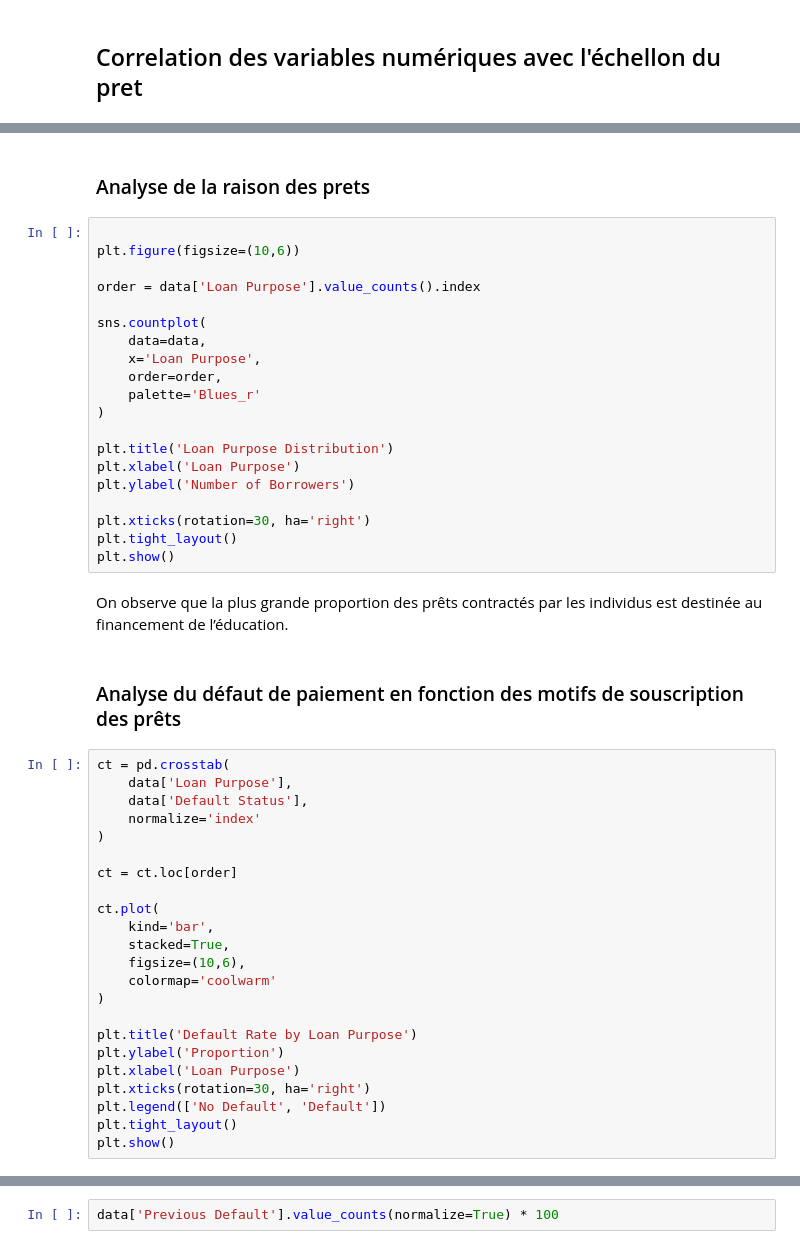
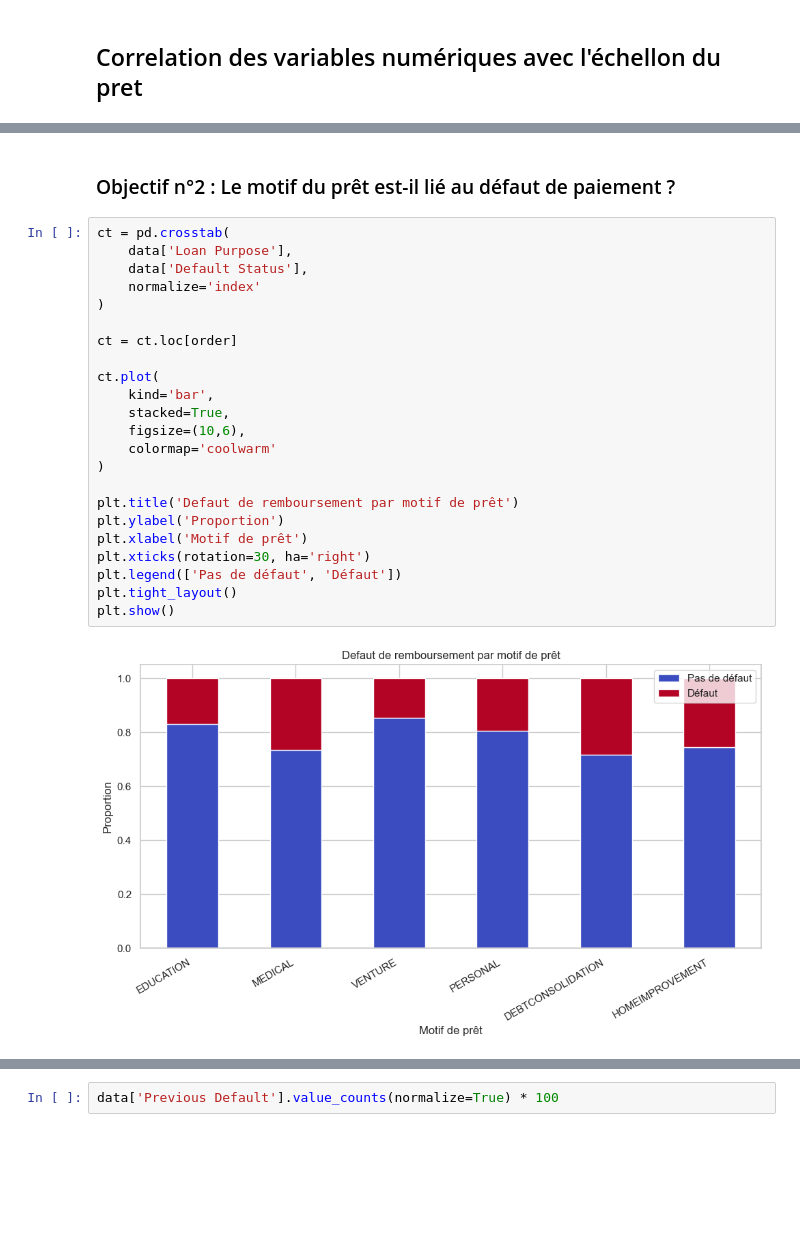
Before and after one commit to YATABARE-Cheikna-Amala/Projet-Final-Python_Pour_la_Data_Science, a Jupyter notebook: Projet_python_pour_la_data_science.ipynb, the cells around one changed output, grey strips where cells are left out. Cells and saved outputs as stored; diff of their text form; blank space fills up the shorter version.

```diff
--- a/Projet_python_pour_la_data_science.ipynb
+++ b/Projet_python_pour_la_data_science.ipynb
@@ -469,49 +548,27 @@ print(f"{'Previous Default':<25} {r:<25.4f} {r**2:<10.4f}")
 # %% [markdown]
-### Analyse de la raison des prets
+### Objectif n°2 : Le motif du prêt est-il lié au défaut de paiement ?
-# %%
-
-plt.figure(figsize=(10,6))
-
-order = data['Loan Purpose'].value_counts().index
-
-sns.countplot(
-    data=data,
-    x='Loan Purpose',
-    order=order,
-    palette='Blues_r'
-)
-
-plt.title('Loan Purpose Distribution')
-plt.xlabel('Loan Purpose')
-plt.ylabel('Number of Borrowers')
-
-plt.xticks(rotation=30, ha='right')
-plt.tight_layout()
-plt.show()
-# %% [markdown]
-On observe que la plus grande proportion des prêts contractés par les individus est destinée au financement de l’éducation.
-# %% [markdown]
-### Analyse du défaut de paiement en fonction des motifs de souscription des prêts
 # %%
 ct = pd.crosstab(
     data['Loan Purpose'],
     data['Default Status'],
     normalize='index'
 )
 
 ct = ct.loc[order]
 
 ct.plot(
     kind='bar',
     stacked=True,
     figsize=(10,6),
     colormap='coolwarm'
 )
 
-plt.title('Default Rate by Loan Purpose')
+plt.title('Defaut de remboursement par motif de prêt')
 plt.ylabel('Proportion')
-plt.xlabel('Loan Purpose')
+plt.xlabel('Motif de prêt')
 plt.xticks(rotation=30, ha='right')
-plt.legend(['No Default', 'Default'])
+plt.legend(['Pas de défaut', 'Défaut'])
 plt.tight_layout()
 plt.show()
+# %% [output]
+[figure, added]
```
Also changed, not shown: parts of 16 cells of this notebook.
